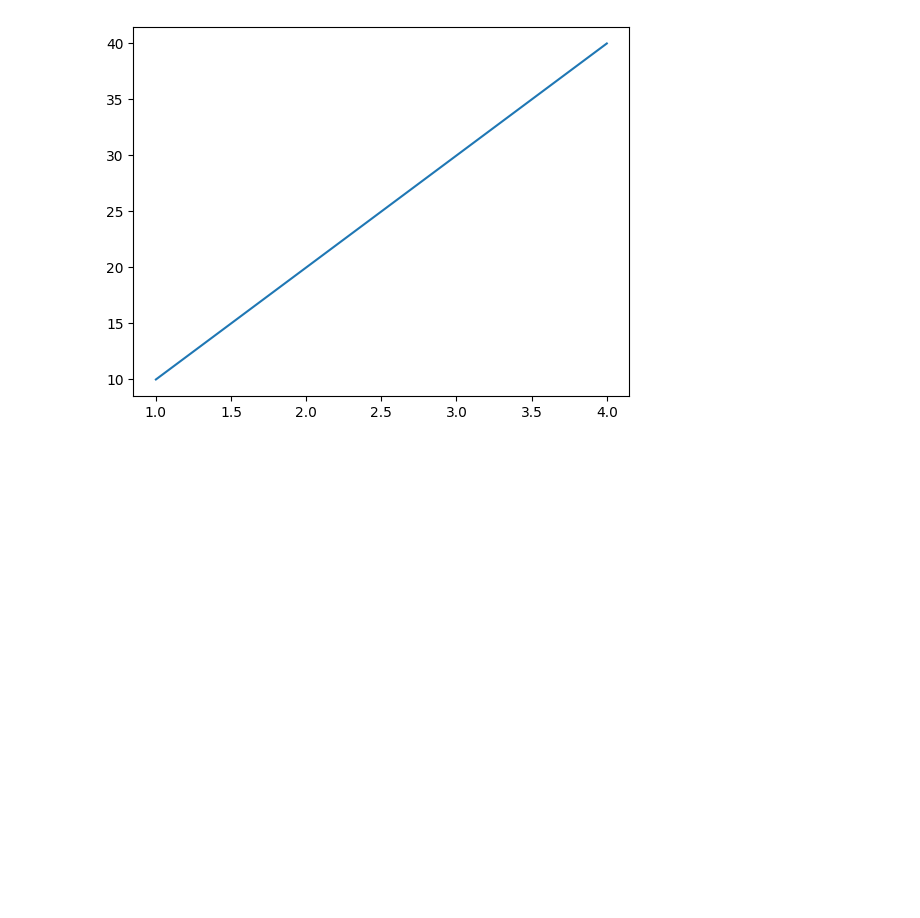
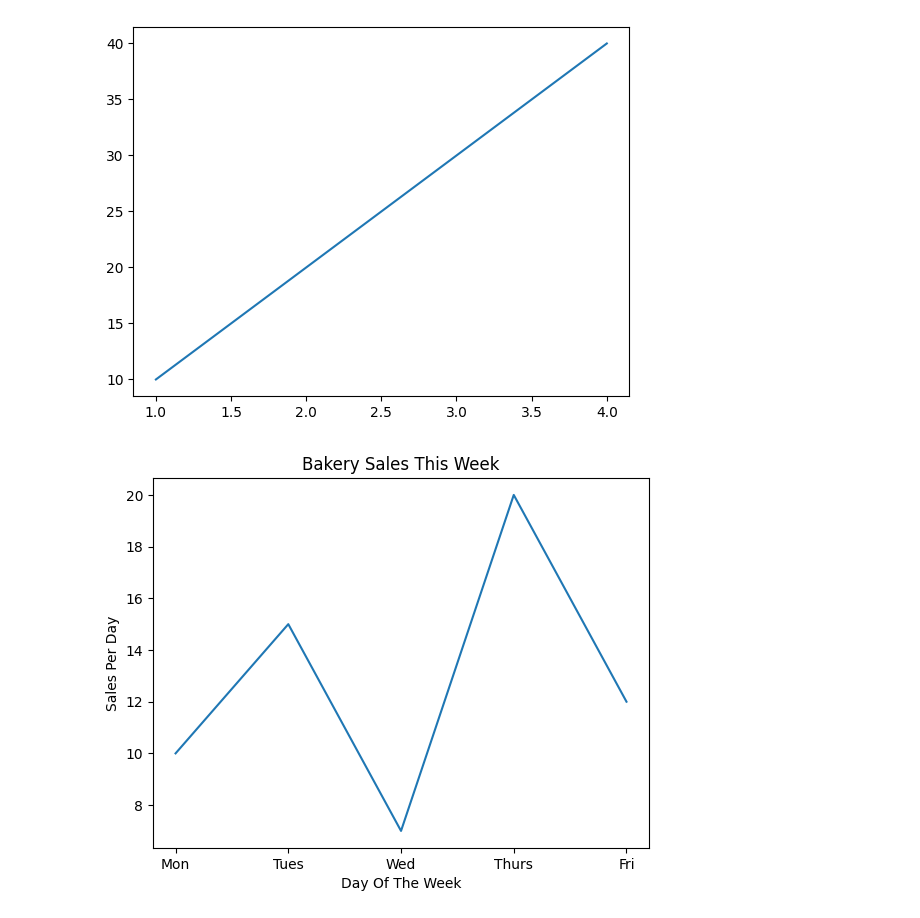
Before and after one commit to Atharva0987/Data-Analyst-1-Project, a Jupyter notebook: jupyter.ipynb, the cells around one changed output. Drawn from its saved outputs; the diff is of its cells as text; code cells hidden in the pictures; blank space fills up the shorter version.

```diff
--- a/jupyter.ipynb
+++ b/jupyter.ipynb
@@ -11,3 +11,18 @@ plt.show
 # %% [output]
 <function matplotlib.pyplot.show(close=None, block=None)>
 [figure]
+# %%
+import matplotlib.pyplot as plt
+x = ["Mon", "Tues", "Wed", "Thurs", "Fri"] #x-axis
+y = [10, 15, 7, 20, 12] #y-axis
+
+plt.plot(x, y)
+
+plt.title("Bakery Sales This Week")
+
+plt.xlabel("Day Of The Week")
+plt.ylabel("Sales Per Day")
+
+plt.show()
+# %% [output]
+[figure, added]
```
